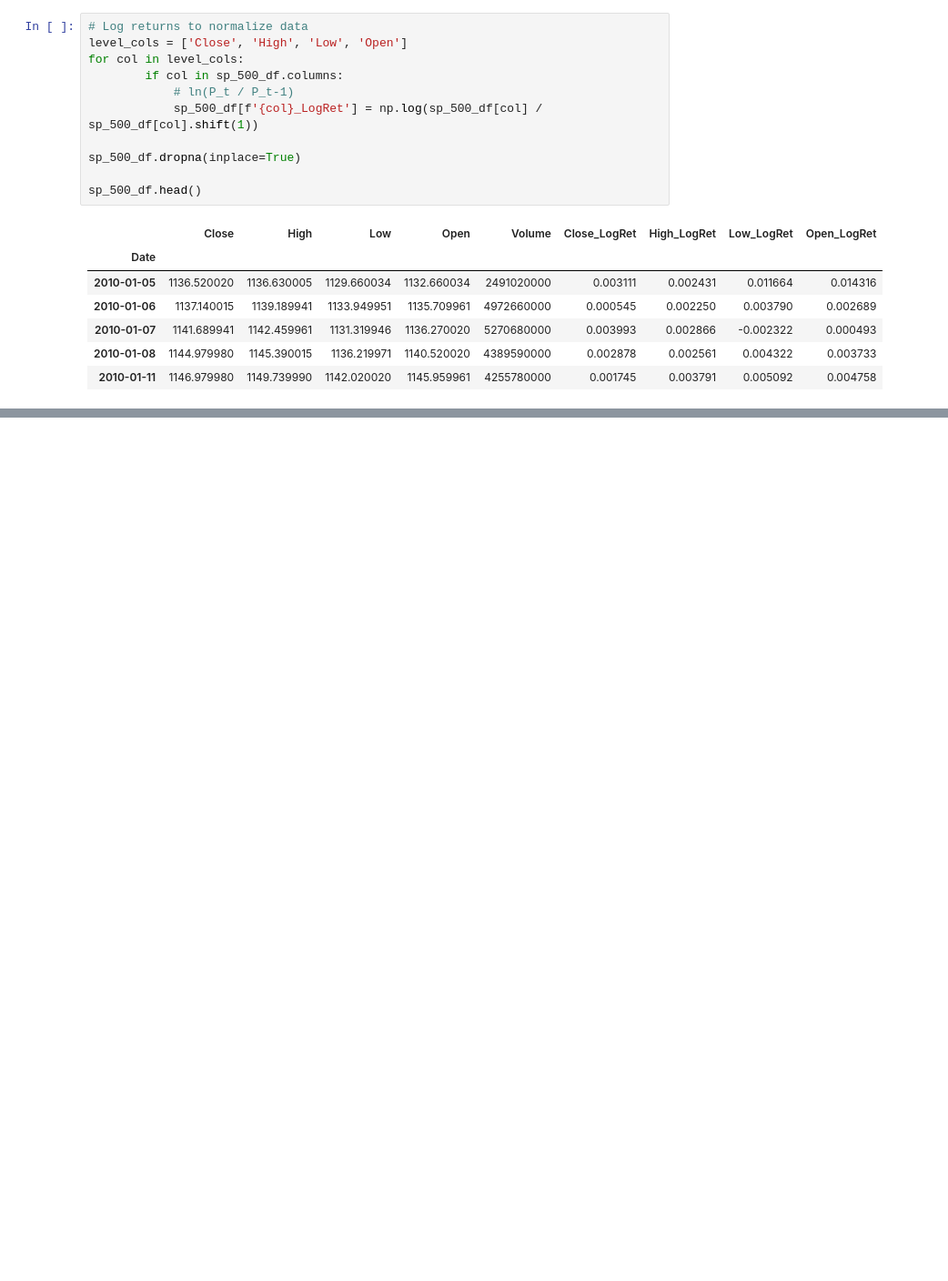
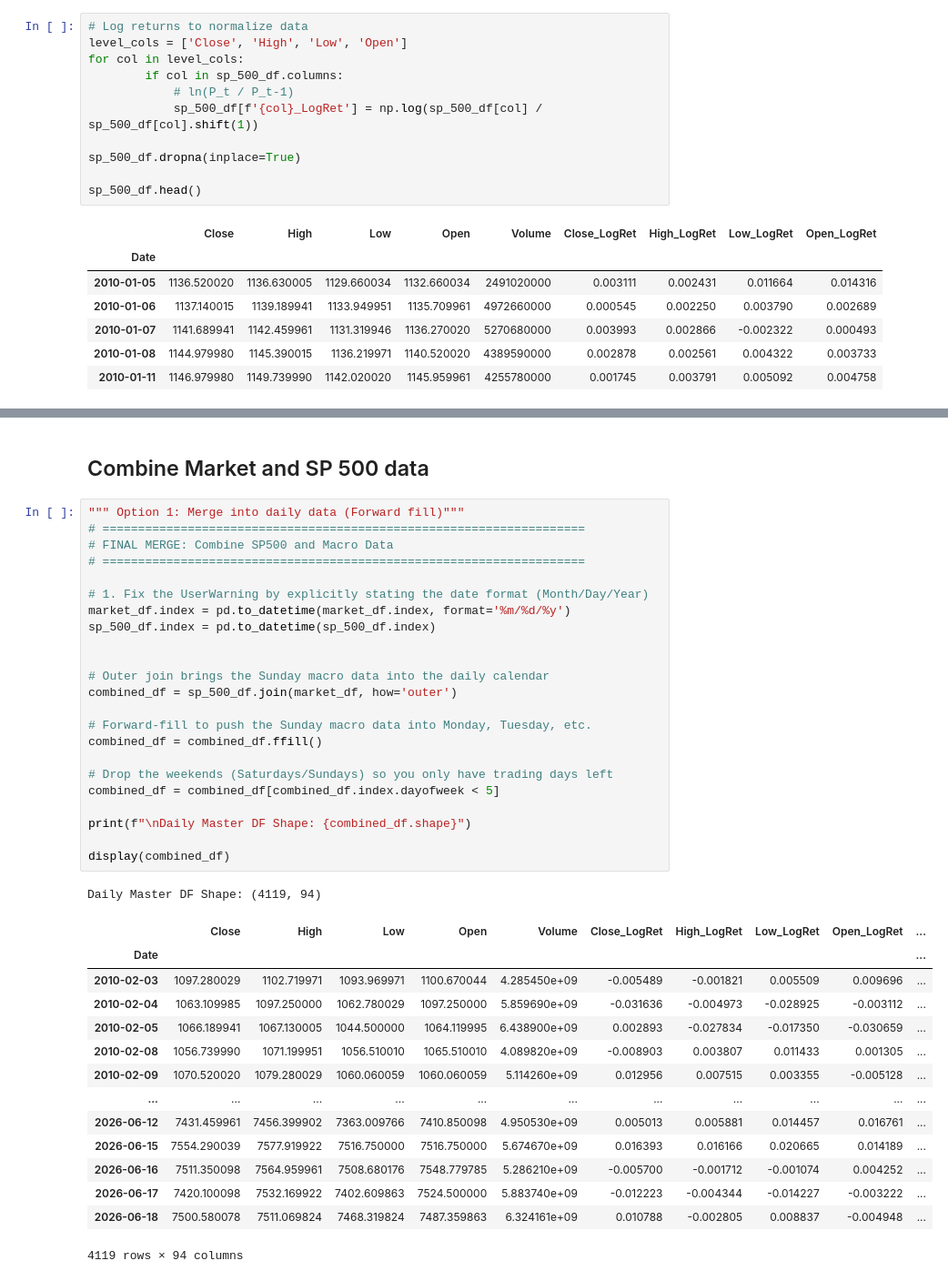
Before and after one commit to linneabergroth/ML-for-finance-CHDVD, a Jupyter notebook: notebooks/FA/process_sp500.ipynb, the cells around one changed output, grey strips where cells are left out. Shown at 91% size. Saved outputs shown, nothing was run; the diff lists cells and outputs as text; blank space fills up the shorter version.

```diff
--- a/notebooks/FA/process_sp500.ipynb
+++ b/notebooks/FA/process_sp500.ipynb
@@ -286,0 +320,41 @@ sp_500_df.head()
+# %% [markdown]
+## Combine Market and SP 500 data
+# %%
+""" Option 1: Merge into daily data (Forward fill)"""
+# ====================================================================
+# FINAL MERGE: Combine SP500 and Macro Data
+# ====================================================================
+
+# 1. Fix the UserWarning by explicitly stating the date format (Month/Day/Year)
+market_df.index = pd.to_datetime(market_df.index, format='%m/%d/%y')
+sp_500_df.index = pd.to_datetime(sp_500_df.index)
+
+
+# Outer join brings the Sunday macro data into the daily calendar
+combined_df = sp_500_df.join(market_df, how='outer')
+
+# Forward-fill to push the Sunday macro data into Monday, Tuesday, etc.
+combined_df = combined_df.ffill()
+
+# Drop the weekends (Saturdays/Sundays) so you only have trading days left
+combined_df = combined_df[combined_df.index.dayofweek < 5]
+
+print(f"\nDaily Master DF Shape: {combined_df.shape}")
+
+display(combined_df)
+# %% [output]
+Daily Master DF Shape: (4119, 94)
+|  | Close | High | Low | Open | Volume | Close_LogRet | High_LogRet | Low_LogRet | Open_LogRet | ... |
+| Date |  |  |  |  |  |  |  |  |  | ... |
+| 2010-02-03 | 1097.280029 | 1102.719971 | 1093.969971 | 1100.670044 | 4.285450e+09 | -0.005489 | -0.001821 | 0.005509 | 0.009696 | ... |
+| 2010-02-04 | 1063.109985 | 1097.250000 | 1062.780029 | 1097.250000 | 5.859690e+09 | -0.031636 | -0.004973 | -0.028925 | -0.003112 | ... |
+| 2010-02-05 | 1066.189941 | 1067.130005 | 1044.500000 | 1064.119995 | 6.438900e+09 | 0.002893 | -0.027834 | -0.017350 | -0.030659 | ... |
+| 2010-02-08 | 1056.739990 | 1071.199951 | 1056.510010 | 1065.510010 | 4.089820e+09 | -0.008903 | 0.003807 | 0.011433 | 0.001305 | ... |
+| 2010-02-09 | 1070.520020 | 1079.280029 | 1060.060059 | 1060.060059 | 5.114260e+09 | 0.012956 | 0.007515 | 0.003355 | -0.005128 | ... |
+| ... | ... | ... | ... | ... | ... | ... | ... | ... | ... | ... |
+| 2026-06-12 | 7431.459961 | 7456.399902 | 7363.009766 | 7410.850098 | 4.950530e+09 | 0.005013 | 0.005881 | 0.014457 | 0.016761 | ... |
+| 2026-06-15 | 7554.290039 | 7577.919922 | 7516.750000 | 7516.750000 | 5.674670e+09 | 0.016393 | 0.016166 | 0.020665 | 0.014189 | ... |
+| 2026-06-16 | 7511.350098 | 7564.959961 | 7508.680176 | 7548.779785 | 5.286210e+09 | -0.005700 | -0.001712 | -0.001074 | 0.004252 | ... |
+| 2026-06-17 | 7420.100098 | 7532.169922 | 7402.609863 | 7524.500000 | 5.883740e+09 | -0.012223 | -0.004344 | -0.014227 | -0.003222 | ... |
+| 2026-06-18 | 7500.580078 | 7511.069824 | 7468.319824 | 7487.359863 | 6.324161e+09 | 0.010788 | -0.002805 | 0.008837 | -0.004948 | ... |
+4119 rows × 94 columns
```
Also changed, not shown: parts of 18 cells of this notebook.
